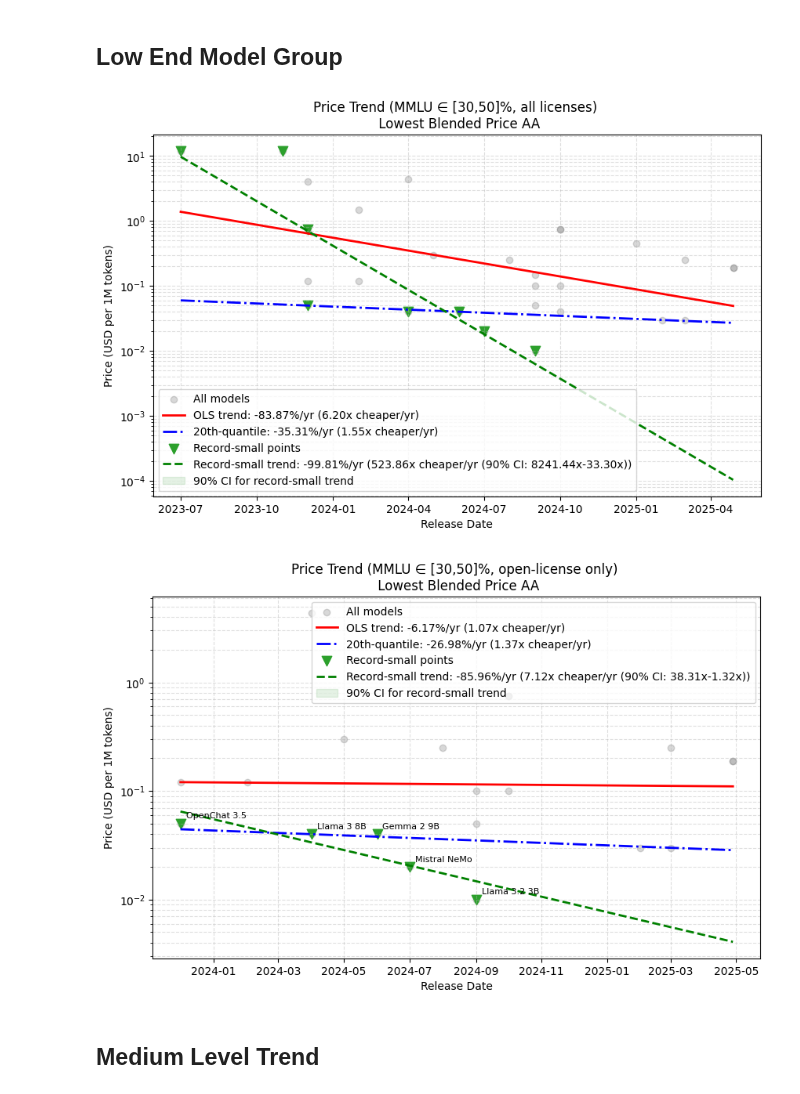
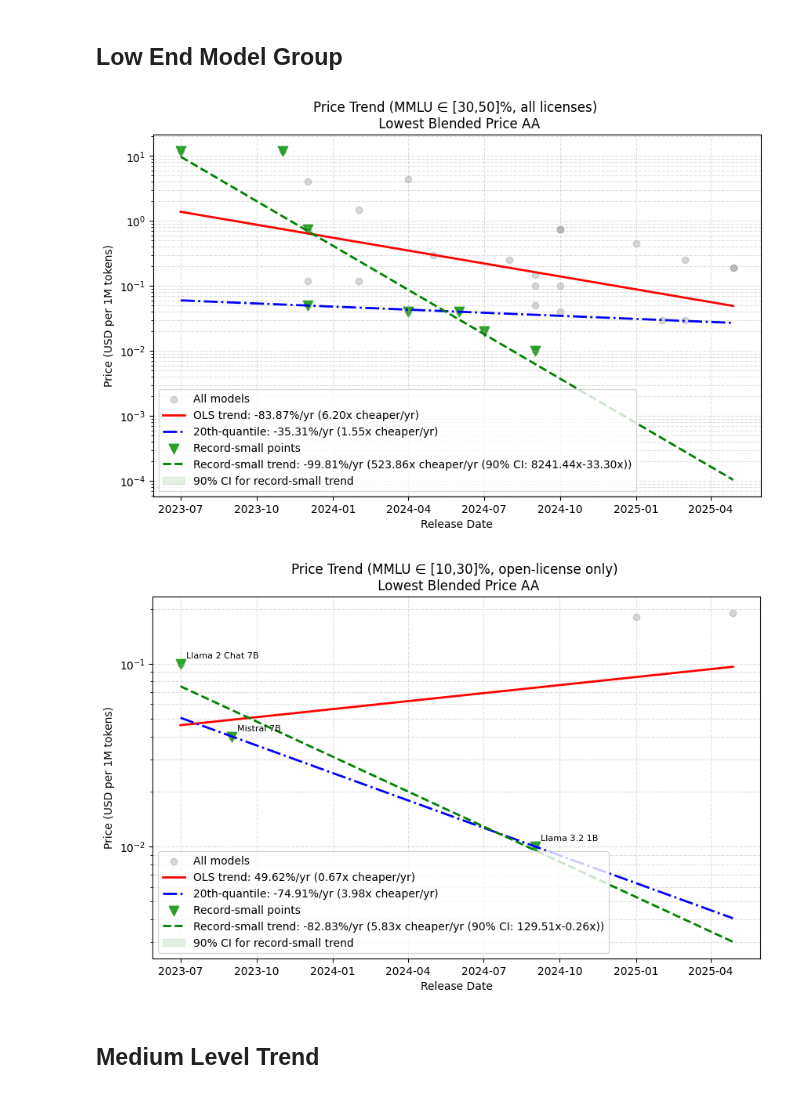
Before and after one commit to hansgundlach/Algorithmic_Progress_Inference, a Jupyter notebook: price_analysis_new.ipynb, the cells around one changed output. Cells and saved outputs as stored; diff of their text form; code cells hidden in the pictures.

```diff
--- a/price_analysis_new.ipynb
+++ b/price_analysis_new.ipynb
@@ -452,11 +452,11 @@ def plot_price_trend_by_mmlu(min_mmlu, max_mmlu, open_license_only=False, quanti
 ## Low End Model Group
 # %%
 plot_price_trend_by_mmlu(30, 50, open_license_only=False, quantile=0.2, price_col="Lowest Blended Price AA", show_confidence_interval=True)
-plot_price_trend_by_mmlu(30, 50, open_license_only=True, quantile=0.2, price_col="Lowest Blended Price AA", show_model_names=True,show_confidence_interval=True)
+plot_price_trend_by_mmlu(10, 30, open_license_only=True, quantile=0.2, price_col="Lowest Blended Price AA", show_model_names=True,show_confidence_interval=True)
 # plot_price_trend_by_mmlu(30, 50, open_license_only=True, quantile=0.2)
 # %% [output]
 [figure]
-[figure, old version]
+[figure, new version]
 # %% [markdown]
 ## Medium Level Trend
 # %%
```
Also changed, not shown: parts of 14 cells of this notebook, 2 other files.
